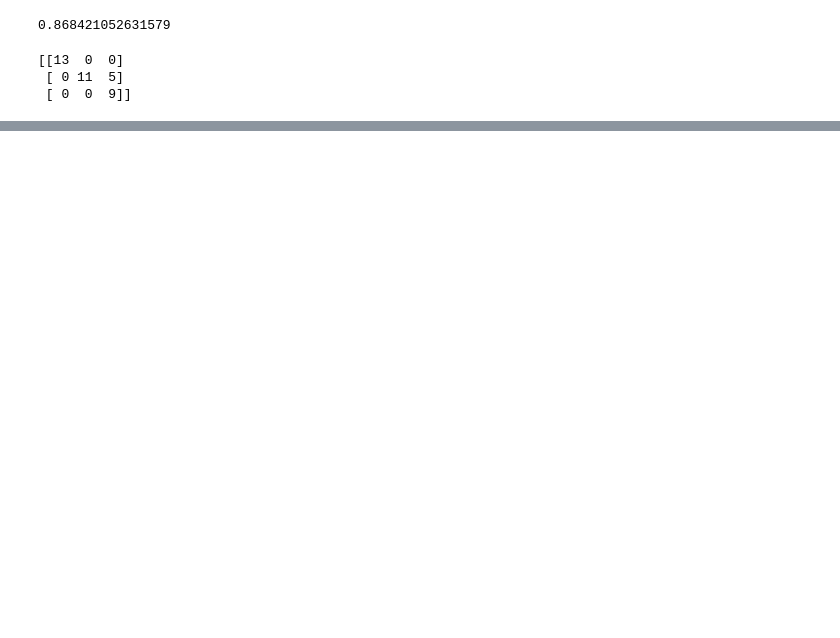
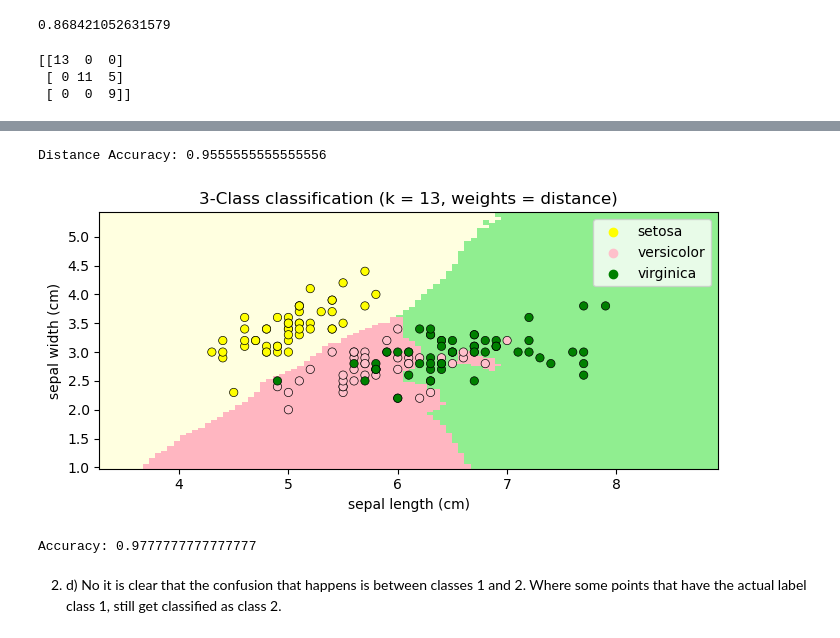
Before and after one commit to EldritchEli/DataScienceAndAI, a Jupyter notebook: Assignment2/Assignment 2.ipynb, the cells around one changed output, grey strips where cells are left out. Saved outputs shown, nothing was run; the diff lists cells and outputs as text; code cells hidden in the pictures; blank space fills up the shorter version.

```diff
--- a/Assignment2/Assignment 2.ipynb
+++ b/Assignment2/Assignment 2.ipynb
@@ -510,0 +463,59 @@ Accuracy: 0.9777777777777777
+# %%
+kn_neighbors = 13
+
+test_colors_light= ListedColormap(["lightyellow", "lightpink", "lightgreen"])
+training_colors = ["yellow", "pink", "green"]
+
+for weights in ["distance"]:
+    knn = KNeighborsClassifier(kn_neighbors, weights=weights)
+    knn.fit(X_train, y_train)
+    #knn.fit(iris.data[:, :2], iris.target)
+
+    fig, ax = plt.subplots()
+    DecisionBoundaryDisplay.from_estimator(
+        clf,
+        iris.data[:, :2],
+        cmap=test_colors_light,
+        ax=ax,
+        response_method="predict",
+        plot_method="pcolormesh",
+        xlabel=iris.feature_names[0],
+        ylabel=iris.feature_names[1],
+        shading="auto",
+    )
+
+    # The training points
+    sns.scatterplot(
+        x=iris.data[:, :2][:, 0],
+        y=iris.data[:, :2][:, 1],
+        hue=iris.target_names[y],
+        palette=training_colors,
+        alpha=1.0,
+        edgecolor="black",
+    )
+    plt.title(
+        "3-Class classification (k = %i, weights = %s)" % (kn_neighbors, weights)
+    )
+
+
+y_pred = knn.predict(X_test)
+
+print("Distance Accuracy:",metrics.accuracy_score(y_test, y_pred))
+
+plt.show()
+# %% [output]
+Distance Accuracy: 0.9555555555555556
+[figure, added]
+# %%
+#predicts the class for which each test data in X_test belongs to
+#where each test data in X_test contains of Sepal Length, Sepal Width, Petal Length, Petal Width
+y_pred = knn.predict(X_test)
+#y_pred
+#X_test
+# Prints Model accuracy (how often our classifier is correct)
+print("Accuracy:",metrics.accuracy_score(y_test, y_pred))
+# %% [output]
+Accuracy: 0.9777777777777777
+# %% [markdown]
+2. d)
+No it is clear that the confusion that happens is between classes 1 and 2. Where some points that have the actual label class 1, still get classified as class 2.
```
Also changed, not shown: parts of 26 cells of this notebook.
